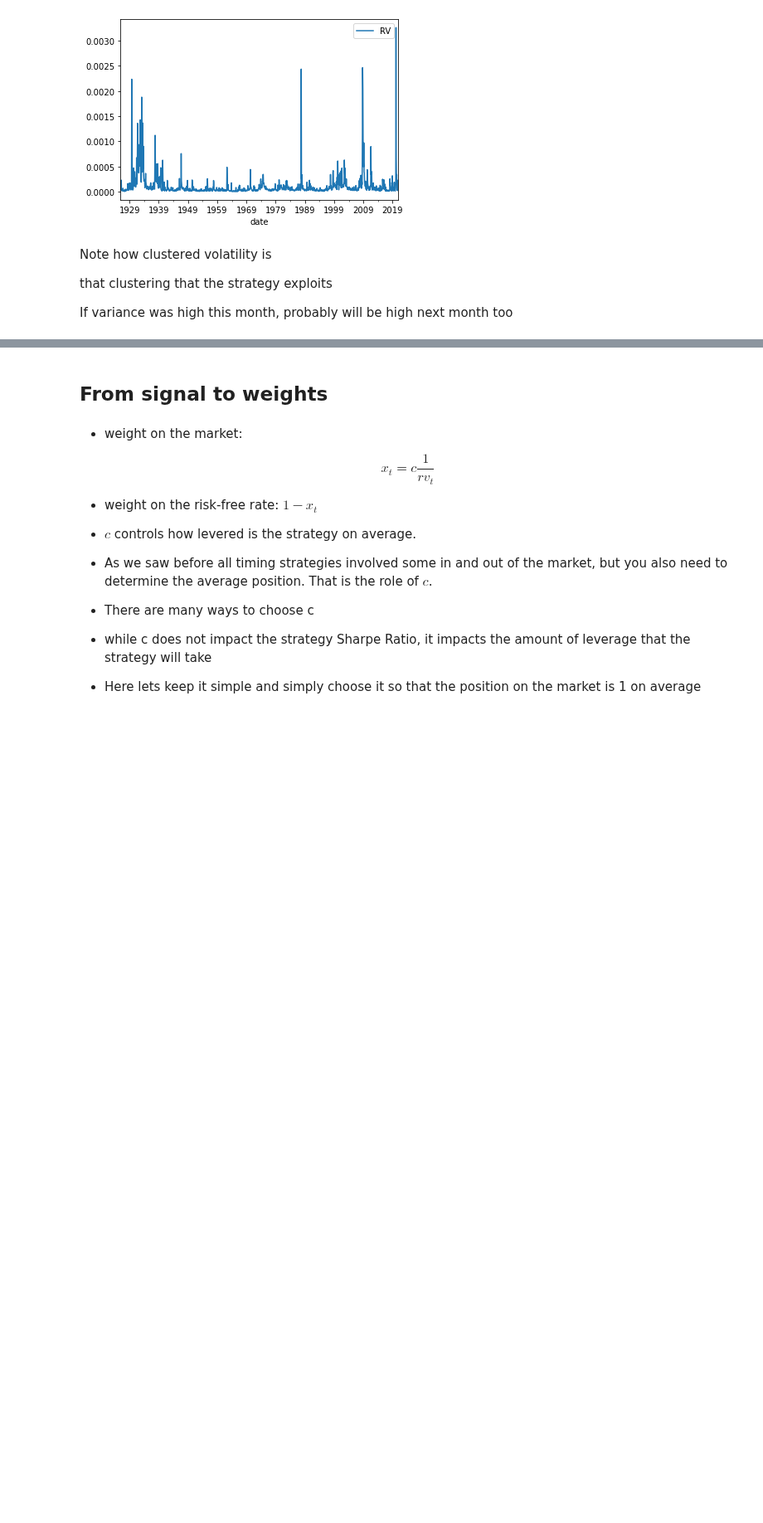
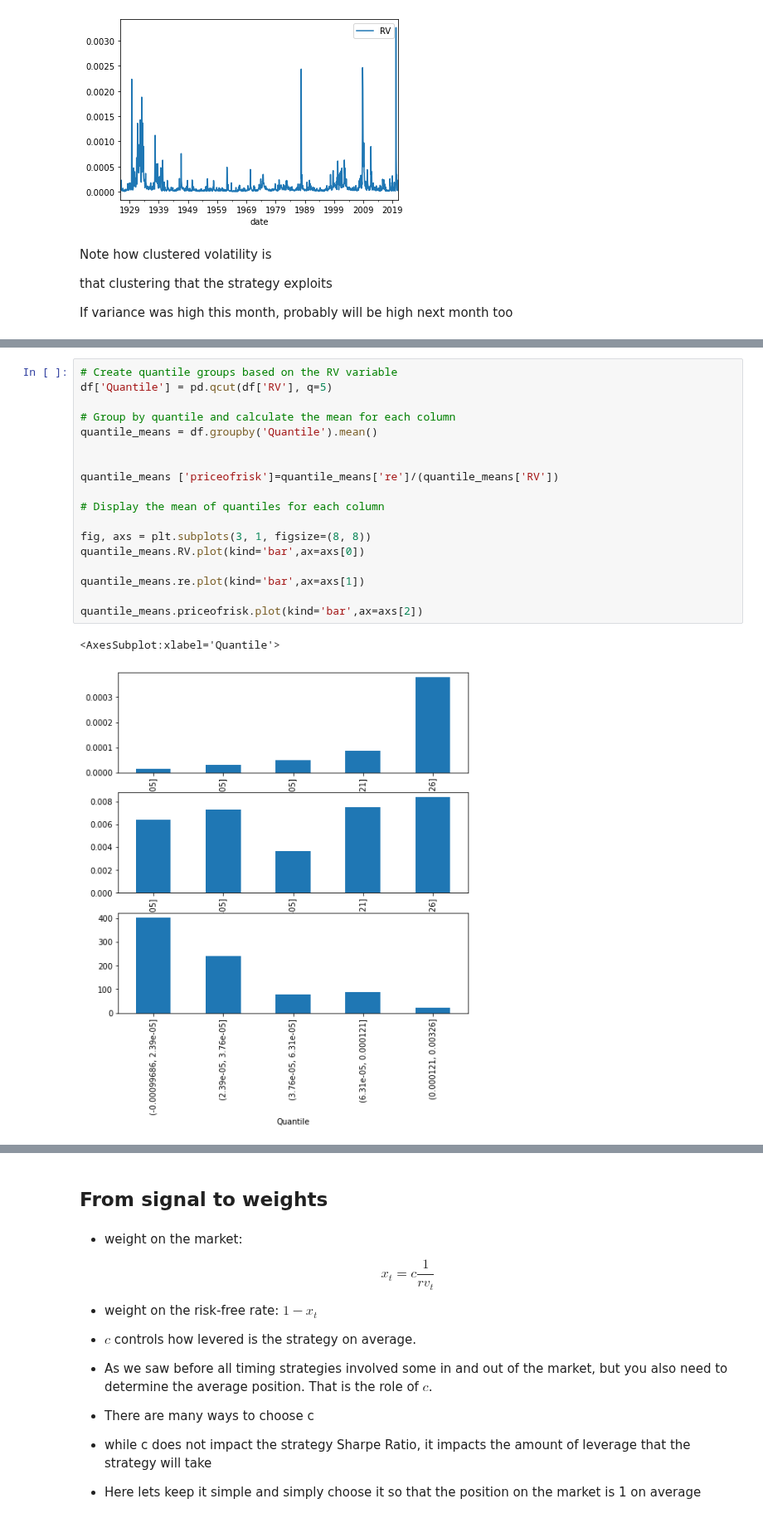
Before and after one commit to jdp9675/UG54, a Jupyter notebook: chapters/Finance/Volatilitytiming.ipynb, the cells around one changed output, grey strips where cells are left out. Shown at 83% size. Drawn from its saved outputs; the diff is of its cells as text; blank space fills up the shorter version.

```diff
--- a/chapters/Finance/Volatilitytiming.ipynb
+++ b/chapters/Finance/Volatilitytiming.ipynb
@@ -139,0 +136,21 @@ If variance was high this month, probably will be high next month too
+# %%
+# Create quantile groups based on the RV variable
+df['Quantile'] = pd.qcut(df['RV'], q=5)
+
+# Group by quantile and calculate the mean for each column
+quantile_means = df.groupby('Quantile').mean()
+
+
+quantile_means ['priceofrisk']=quantile_means['re']/(quantile_means['RV'])
+
+# Display the mean of quantiles for each column
+
+fig, axs = plt.subplots(3, 1, figsize=(8, 8))
+quantile_means.RV.plot(kind='bar',ax=axs[0])
+
+quantile_means.re.plot(kind='bar',ax=axs[1])
+
+quantile_means.priceofrisk.plot(kind='bar',ax=axs[2])
+# %% [output]
+<AxesSubplot:xlabel='Quantile'>
+[figure, added]
```
Also changed, not shown: parts of 17 cells of this notebook.
